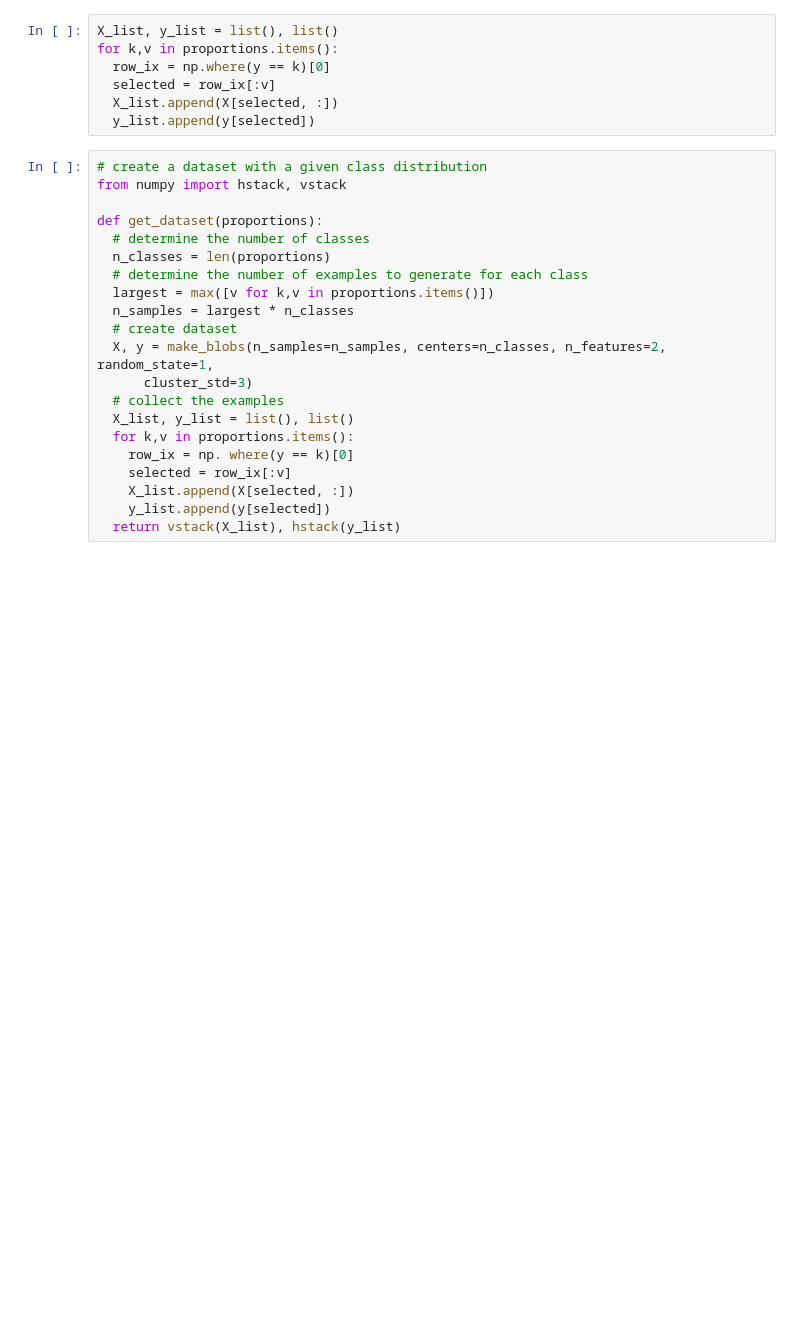
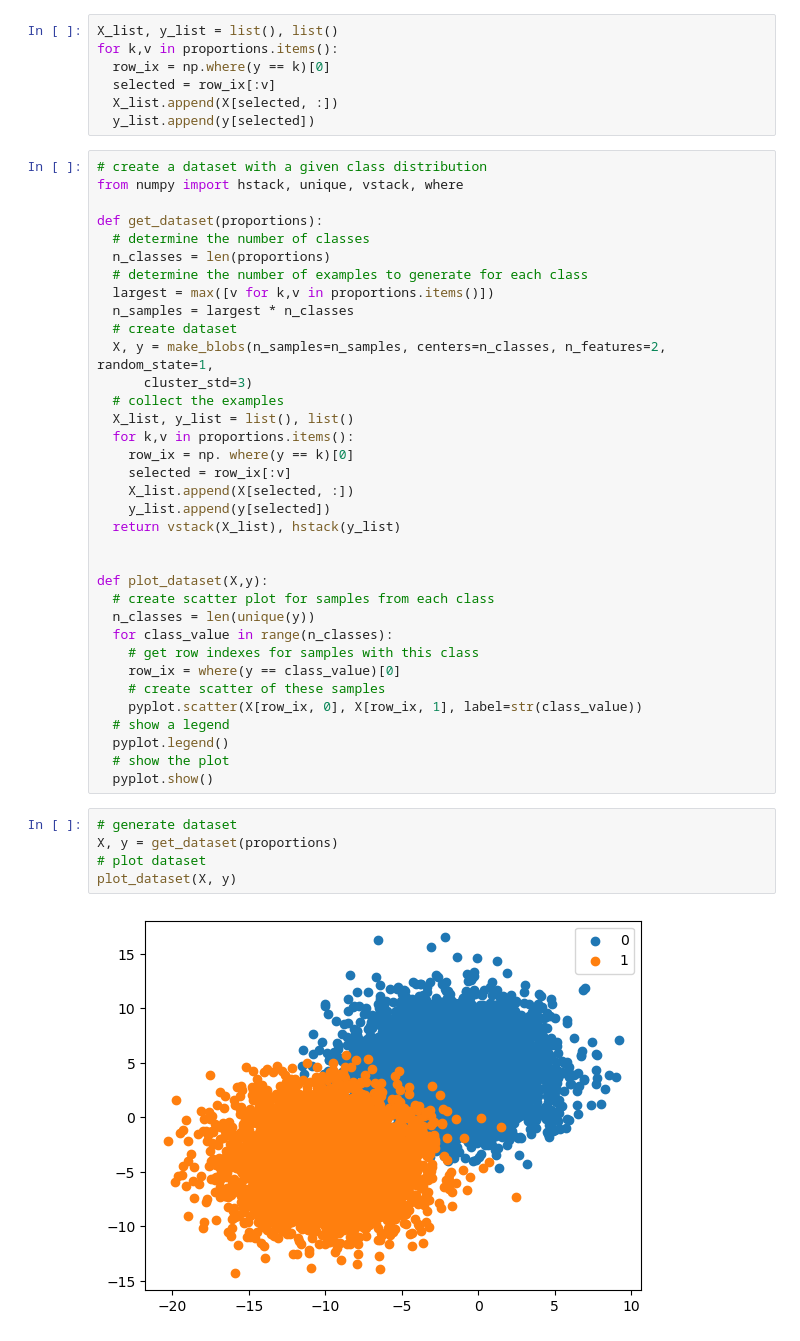
Before and after one commit to MaukanMir/Imbalanced-Classification-Project, a Jupyter notebook: chapter-2.ipynb, the cells around one changed output. Drawn from its saved outputs; the diff is of its cells as text; blank space fills up the shorter version.

```diff
--- a/chapter-2.ipynb
+++ b/chapter-2.ipynb
@@ -31,7 +31,7 @@ for k,v in proportions.items():
   y_list.append(y[selected])
 # %%
 # create a dataset with a given class distribution
-from numpy import hstack, vstack
+from numpy import hstack, unique, vstack, where
 
 def get_dataset(proportions):
   # determine the number of classes
@@ -50,3 +50,24 @@ def get_dataset(proportions):
     X_list.append(X[selected, :])
     y_list.append(y[selected])
   return vstack(X_list), hstack(y_list)
+
+
+def plot_dataset(X,y):
+  # create scatter plot for samples from each class
+  n_classes = len(unique(y))
+  for class_value in range(n_classes):
+    # get row indexes for samples with this class
+    row_ix = where(y == class_value)[0]
+    # create scatter of these samples
+    pyplot.scatter(X[row_ix, 0], X[row_ix, 1], label=str(class_value))
+  # show a legend
+  pyplot.legend()
+  # show the plot
+  pyplot.show()
+# %%
+# generate dataset
+X, y = get_dataset(proportions)
+# plot dataset
+plot_dataset(X, y)
+# %% [output]
+[figure, added]
```
